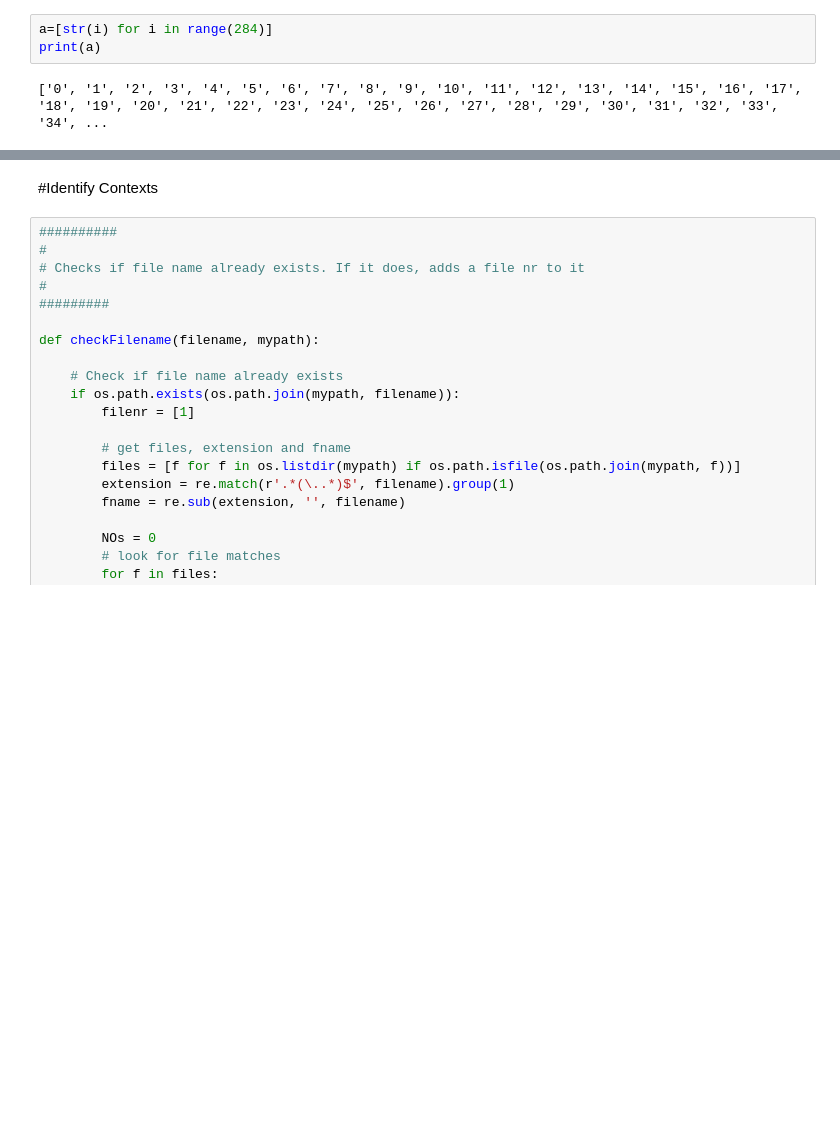
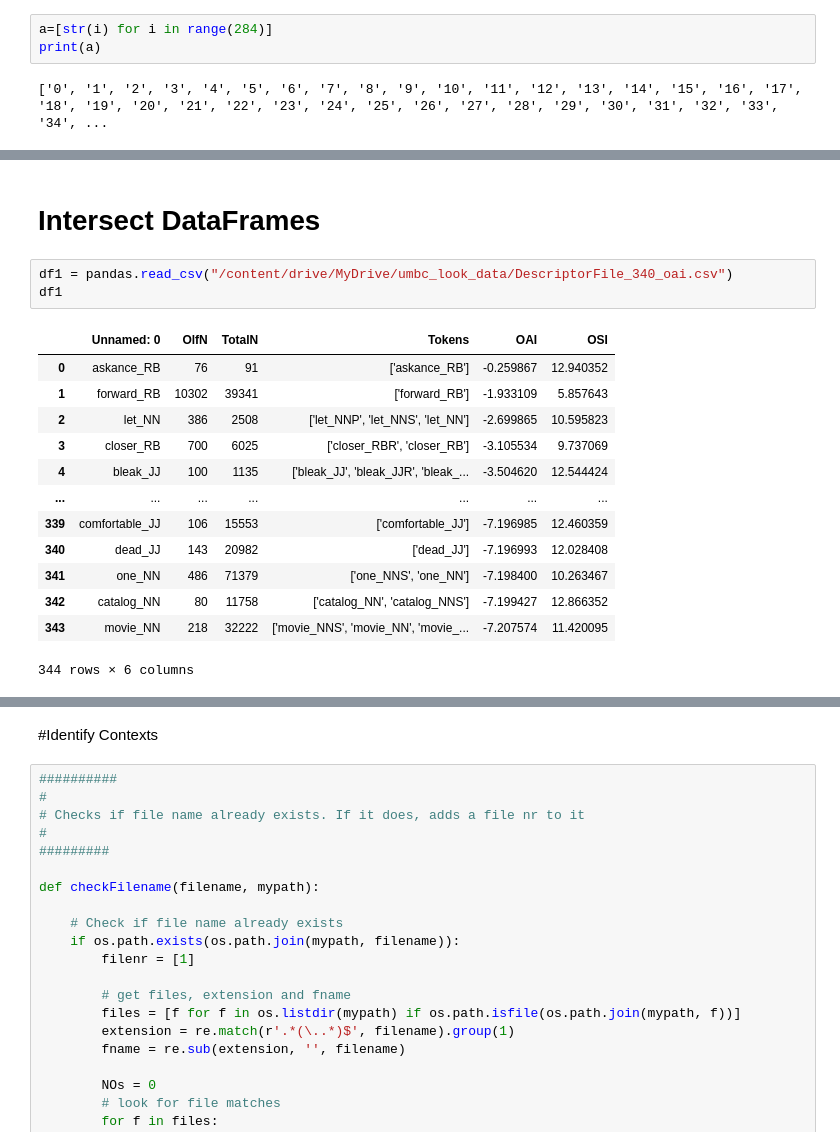
Before and after one commit to Amethyst-Cat/UMBCCorpus, a Jupyter notebook: UMBC_analysis.ipynb, the cells around one changed output, grey strips where cells are left out. Cells and saved outputs as stored; diff of their text form; blank space fills up the shorter version.

```diff
--- a/UMBC_analysis.ipynb
+++ b/UMBC_analysis.ipynb
@@ -654,0 +670,19 @@ plt.show()
+# %% [markdown]
+# Intersect DataFrames
+# %%
+df1 = pandas.read_csv("/content/drive/MyDrive/umbc_look_data/DescriptorFile_340_oai.csv")
+df1
+# %% [output]
+|  | Unnamed: 0 | OlfN | TotalN | Tokens | OAI | OSI |
+| 0 | askance_RB | 76 | 91 | ['askance_RB'] | -0.259867 | 12.940352 |
+| 1 | forward_RB | 10302 | 39341 | ['forward_RB'] | -1.933109 | 5.857643 |
+| 2 | let_NN | 386 | 2508 | ['let_NNP', 'let_NNS', 'let_NN'] | -2.699865 | 10.595823 |
+| 3 | closer_RB | 700 | 6025 | ['closer_RBR', 'closer_RB'] | -3.105534 | 9.737069 |
+| 4 | bleak_JJ | 100 | 1135 | ['bleak_JJ', 'bleak_JJR', 'bleak_... | -3.504620 | 12.544424 |
+| ... | ... | ... | ... | ... | ... | ... |
+| 339 | comfortable_JJ | 106 | 15553 | ['comfortable_JJ'] | -7.196985 | 12.460359 |
+| 340 | dead_JJ | 143 | 20982 | ['dead_JJ'] | -7.196993 | 12.028408 |
+| 341 | one_NN | 486 | 71379 | ['one_NNS', 'one_NN'] | -7.198400 | 10.263467 |
+| 342 | catalog_NN | 80 | 11758 | ['catalog_NN', 'catalog_NNS'] | -7.199427 | 12.866352 |
+| 343 | movie_NN | 218 | 32222 | ['movie_NNS', 'movie_NN', 'movie_... | -7.207574 | 11.420095 |
+344 rows × 6 columns
```
Also changed, not shown: parts of 27 cells of this notebook.
